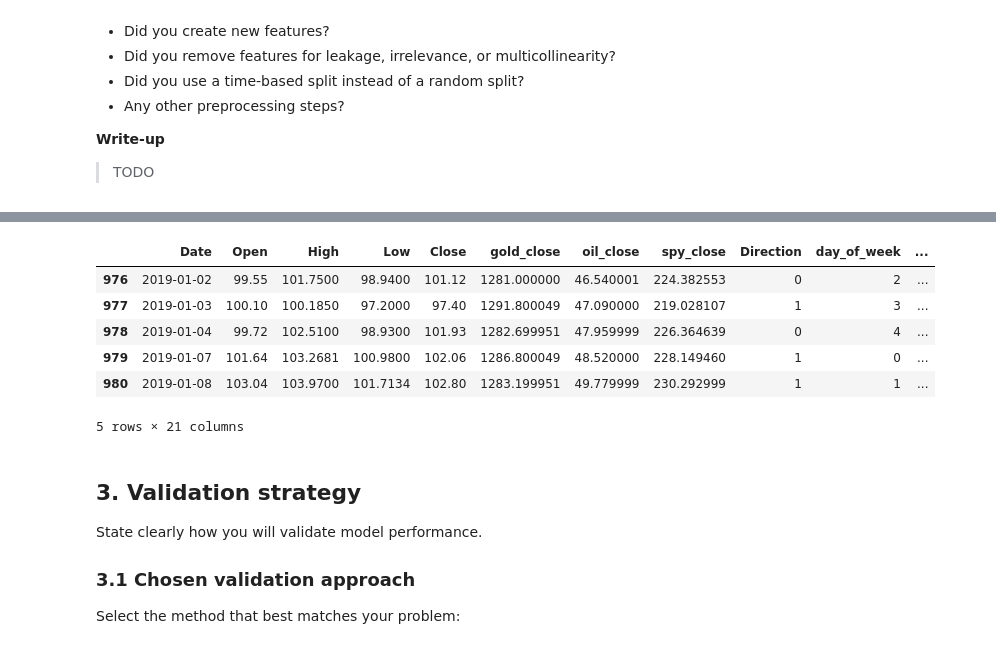
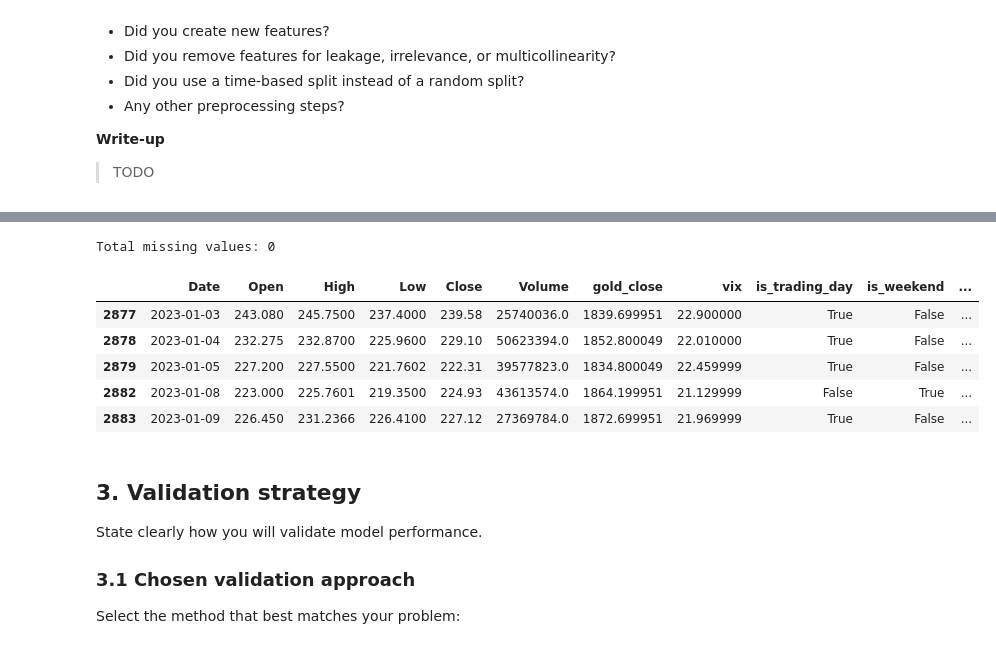
Before and after one commit to TimurKambarov/MSFT_Forecaster, a Jupyter notebook: datalabtasks_deliverables/Task 10 Machine Learning Model Development/timur/model_training_notebook_template.ipynb, the cells around one changed output, grey strips where cells are left out. Saved outputs shown, nothing was run; the diff lists cells and outputs as text; code cells hidden in the pictures.

```diff
--- a/datalabtasks_deliverables/Task 10 Machine Learning Model Development/timur/model_training_notebook_template.ipynb
+++ b/datalabtasks_deliverables/Task 10 Machine Learning Model Development/timur/model_training_notebook_template.ipynb
@@ -148,5 +173,5 @@ None
 # %%
-# include rows with date only past January 1, 2019
-df = df[df['Date'] >= '2019-01-01']
+# include rows with date only past January 1, 2024
+df = df[df['Date'] >= '2023-01-01']
 print(df.shape)
 # %% [output]
@@ -209,32 +272,28 @@ print(df.head())
-# %%
-df['Date'] = pd.to_datetime(df['Date'])
-df['day_of_week']    = df['Date'].dt.dayofweek      # 0=Mon, 4=Fri
-df['day_of_month']   = df['Date'].dt.day            # 1–31
-df['month']          = df['Date'].dt.month          # 1–12
-df['quarter']        = df['Date'].dt.quarter        # 1–4
-df['year']           = df['Date'].dt.year
-df['week_of_year']   = df['Date'].dt.isocalendar().week.astype(int)
-# %%
-import numpy as np
-
-df['month_sin'] = np.sin(2 * np.pi * df['month'] / 12)
-df['month_cos'] = np.cos(2 * np.pi * df['month'] / 12)
-
-df['dow_sin']   = np.sin(2 * np.pi * df['day_of_week'] / 5)   # 5 trading days
-df['dow_cos']   = np.cos(2 * np.pi * df['day_of_week'] / 5)
-
-df['dom_sin']   = np.sin(2 * np.pi * df['day_of_month'] / 31)
-df['dom_cos']   = np.cos(2 * np.pi * df['day_of_month'] / 31)
+# %%
+# check and handle missing values
+missing_total = df.isna().sum().sum()
+print(f"Total missing values: {missing_total}")
+if missing_total > 0:
+    numeric_cols = df.select_dtypes(include="number").columns
+    non_numeric_cols = df.columns.difference(numeric_cols)
+    df[numeric_cols] = df[numeric_cols].fillna(df[numeric_cols].median())
+    for col in non_numeric_cols:
+        mode_value = df[col].mode(dropna=True)
+        if not mode_value.empty:
+            df[col] = df[col].fillna(mode_value.iloc[0])
+    print("Missing values filled.")
+# %% [output]
+Total missing values: 0
 # %%
+pd.set_option('display.max_columns', None)
 df.head()
 # %% [output]
-|  | Date | Open | High | Low | Close | gold_close | oil_close | spy_close | Direction | day_of_week | ... |
-| 976 | 2019-01-02 | 99.55 | 101.7500 | 98.9400 | 101.12 | 1281.000000 | 46.540001 | 224.382553 | 0 | 2 | ... |
-| 977 | 2019-01-03 | 100.10 | 100.1850 | 97.2000 | 97.40 | 1291.800049 | 47.090000 | 219.028107 | 1 | 3 | ... |
-| 978 | 2019-01-04 | 99.72 | 102.5100 | 98.9300 | 101.93 | 1282.699951 | 47.959999 | 226.364639 | 0 | 4 | ... |
-| 979 | 2019-01-07 | 101.64 | 103.2681 | 100.9800 | 102.06 | 1286.800049 | 48.520000 | 228.149460 | 1 | 0 | ... |
-| 980 | 2019-01-08 | 103.04 | 103.9700 | 101.7134 | 102.80 | 1283.199951 | 49.779999 | 230.292999 | 1 | 1 | ... |
+|  | Date | Open | High | Low | Close | Volume | gold_close | vix | is_trading_day | is_weekend | ... |
+| 2877 | 2023-01-03 | 243.080 | 245.7500 | 237.4000 | 239.58 | 25740036.0 | 1839.699951 | 22.900000 | True | False | ... |
+| 2878 | 2023-01-04 | 232.275 | 232.8700 | 225.9600 | 229.10 | 50623394.0 | 1852.800049 | 22.010000 | True | False | ... |
+| 2879 | 2023-01-05 | 227.200 | 227.5500 | 221.7602 | 222.31 | 39577823.0 | 1834.800049 | 22.459999 | True | False | ... |
+| 2882 | 2023-01-08 | 223.000 | 225.7601 | 219.3500 | 224.93 | 43613574.0 | 1864.199951 | 21.129999 | False | True | ... |
+| 2883 | 2023-01-09 | 226.450 | 231.2366 | 226.4100 | 227.12 | 27369784.0 | 1872.699951 | 21.969999 | True | False | ... |
-5 rows × 21 columns
 # %% [markdown]
 ## 3. Validation strategy
 
```
Also changed, not shown: parts of 27 cells of this notebook.
